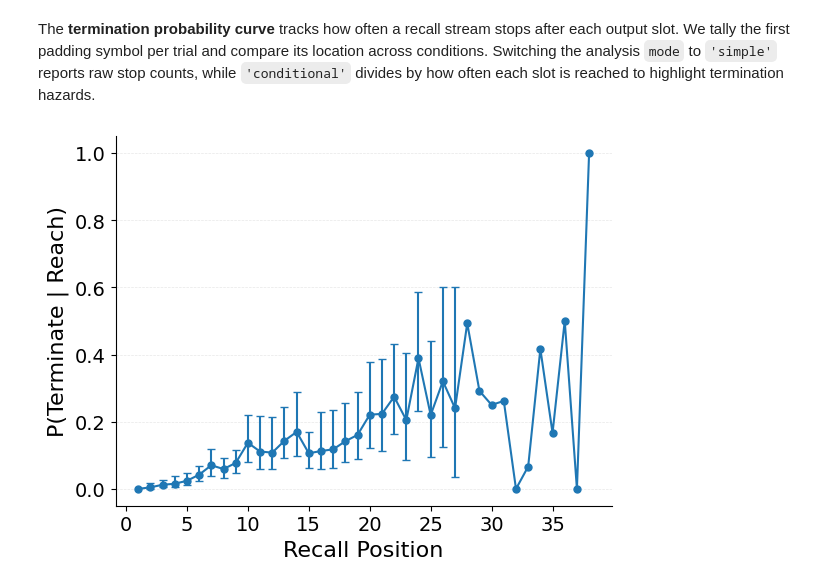
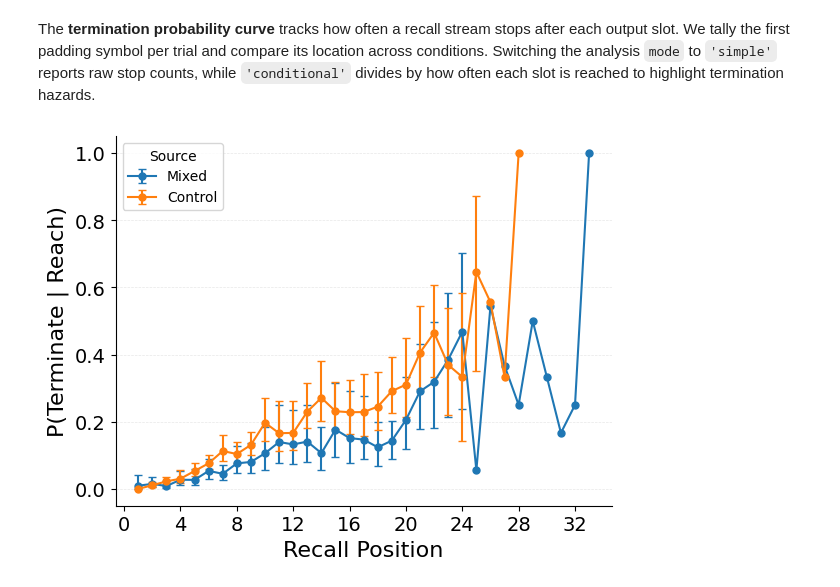
Before and after one commit to githubpsyche/jaxcmr, a Jupyter notebook: templates/termination_probability.ipynb, the cells around one changed output. Saved outputs shown, nothing was run; the diff lists cells and outputs as text; code cells hidden in the pictures.

```diff
--- a/templates/termination_probability.ipynb
+++ b/templates/termination_probability.ipynb
@@ -11,17 +18,32 @@ warnings.filterwarnings("ignore")
 # %%
 run_tag = "Termination"
 data_name = "LohnasKahana2014"
-data_query = "data['list_type'] == 1"
+data_query = "data['list_type'] == 4"
+ctrl_query = "data['list_type'] == 1"
+control_shuffles = 10
 mode = "conditional"
 # %%
 data_path = os.path.join(find_project_root(), f"data/{data_name}.h5")
 data = load_data(data_path)
 trial_mask = generate_trial_mask(data, data_query)
+
+control_dataset = make_control_dataset(
+    data,
+    data_query,
+    ctrl_query,
+    control_shuffles,
+)
+control_mask = generate_trial_mask(control_dataset, data_query)
+
+datasets = [data, control_dataset]
+masks = [trial_mask, control_mask]
 # %%
 plot_termination_probability(
-    datasets=data,
-    trial_masks=trial_mask,
+    datasets=datasets,
+    trial_masks=masks,
     mode=mode,
+    labels=["Mixed", "Control"],
+    contrast_name="Source",
 );
 # %% [output]
-[figure, old version]
+[figure, new version]
```
Also changed, not shown: parts of 2 cells of this notebook, 5 other files.
